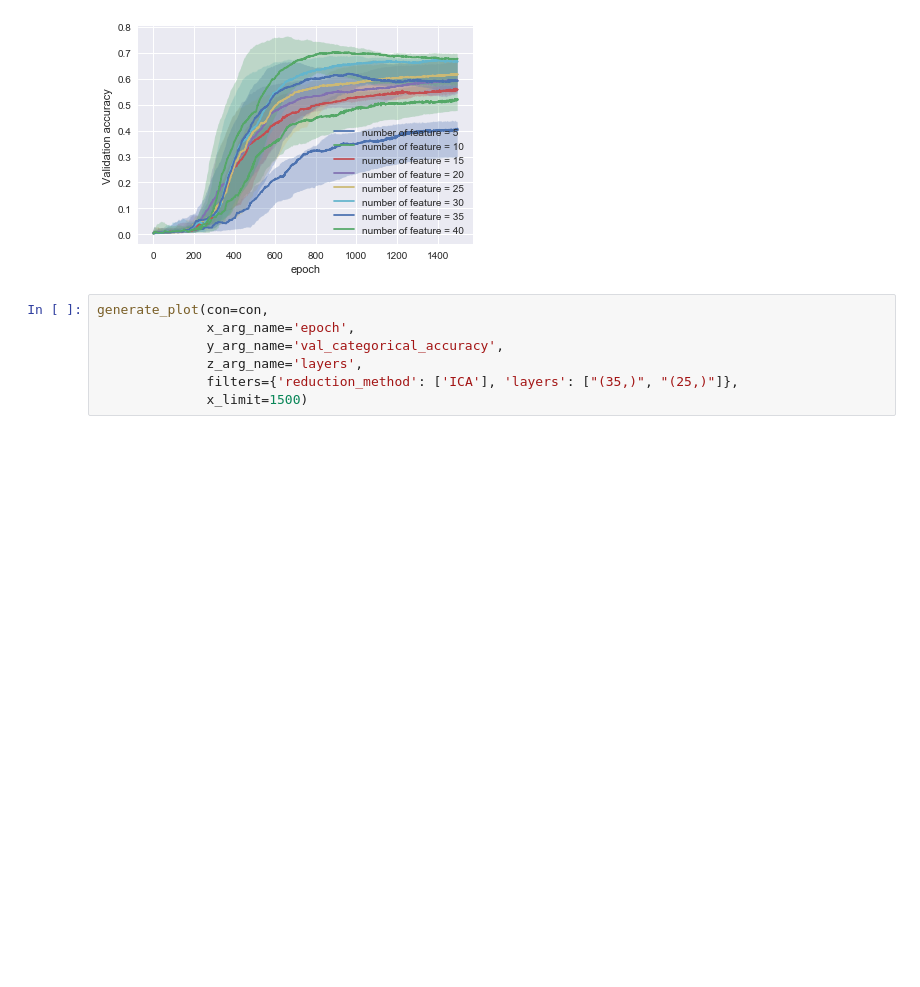
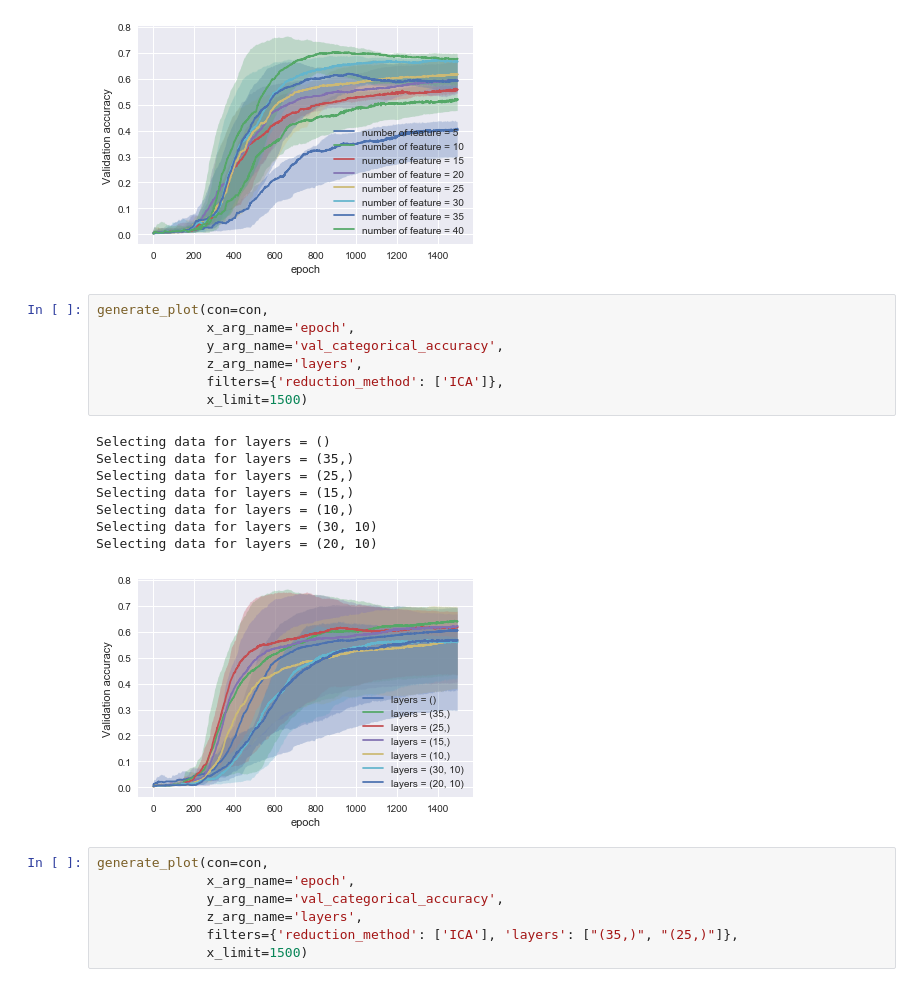
Before and after one commit to anliec/ML_homework_cluestering, a Jupyter notebook: plotter/nn.ipynb, the cells around one changed output. Drawn from its saved outputs; the diff is of its cells as text; blank space fills up the shorter version.

```diff
--- a/plotter/nn.ipynb
+++ b/plotter/nn.ipynb
@@ -318,6 +348,22 @@ Selecting data for number_of_feature = 30
 Selecting data for number_of_feature = 35
 Selecting data for number_of_feature = 40
 [figure]
+# %%
+generate_plot(con=con,
+              x_arg_name='epoch',
+              y_arg_name='val_categorical_accuracy',
+              z_arg_name='layers',
+              filters={'reduction_method': ['ICA']},
+              x_limit=1500)
+# %% [output]
+Selecting data for layers = ()
+Selecting data for layers = (35,)
+Selecting data for layers = (25,)
+Selecting data for layers = (15,)
+Selecting data for layers = (10,)
+Selecting data for layers = (30, 10)
+Selecting data for layers = (20, 10)
+[figure, added]
 # %%
 generate_plot(con=con,
               x_arg_name='epoch',
```
Also changed, not shown: parts of 2 cells of this notebook, 3 other files.
